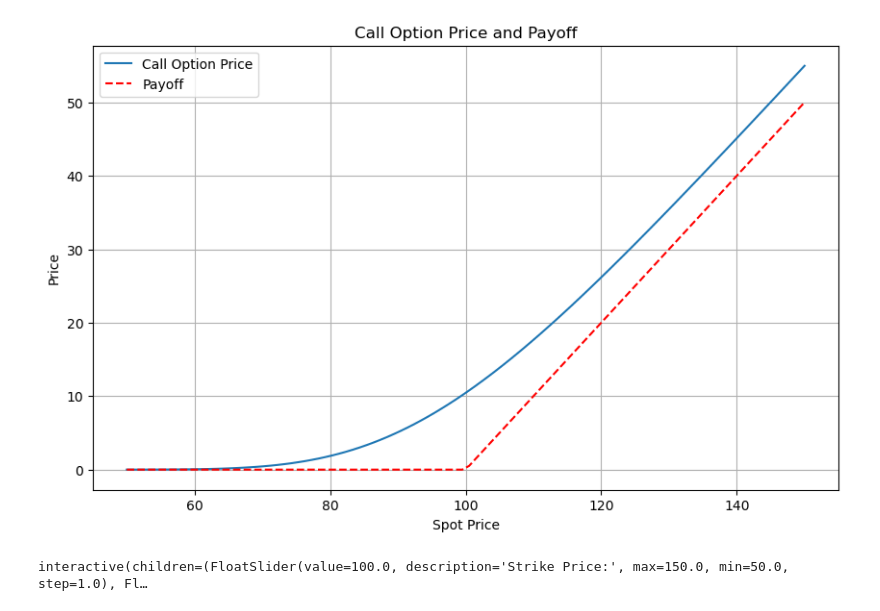
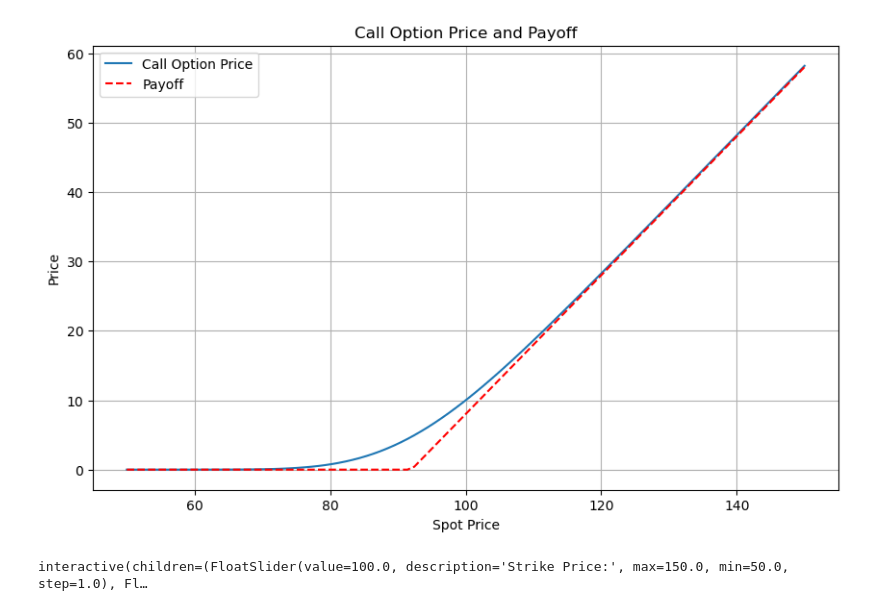
Before and after one commit to Paul-centrale/Financial-tool, a Jupyter notebook: Jupyter notebook/Moving variables for BS and greeks.ipynb, the cells around one changed output. Cells and saved outputs as stored; diff of their text form; code cells hidden in the pictures.

```diff
--- a/Jupyter notebook/Moving variables for BS and greeks.ipynb
+++ b/Jupyter notebook/Moving variables for BS and greeks.ipynb
@@ -9,37 +9,37 @@ from IPython.display import display
 
 
 # Black-Scholes formula for call option price
 def black_scholes_call(S, K, T, r, sigma):
     d1 = (np.log(S / K) + (r + 0.5 * sigma ** 2) * T) / (sigma * np.sqrt(T))
     d2 = d1 - sigma * np.sqrt(T)
     call_price = S * norm.cdf(d1) - K * np.exp(-r * T) * norm.cdf(d2)
     return call_price
 
 # Example parameters
 S = np.linspace(50, 150, 100)  # Spot price
-K = 100  # Strike price
-T = 1  # Time to maturity in years
-r = 0.05  # Risk-free interest rate
+K = 92  # Strike price
+T = 0.4  # Time to maturity in years
+r = 0.005  # Risk-free interest rate
 sigma = 0.2  # Volatility
 
 # Calculate call prices
 call_prices = black_scholes_call(S, K, T, r, sigma)
 
 # Calculate payoff
 payoff = np.maximum(S - K, 0)
 
 # Plotting
 plt.figure(figsize=(10, 6))
 plt.plot(S, call_prices, label='Call Option Price')
 plt.plot(S, payoff, 'r--', label='Payoff')
 plt.xlabel('Spot Price')
 plt.ylabel('Price')
 plt.title('Call Option Price and Payoff')
 plt.legend()
 plt.grid(True)
 plt.show()
 # %% [output]
-[figure, old version]
+[figure, new version]
 # %%
 # Black-Scholes formula for call option price
 def black_scholes_call(S, K, T, r, sigma):
```
Also changed, not shown: parts of 6 cells of this notebook, 3 other files.
